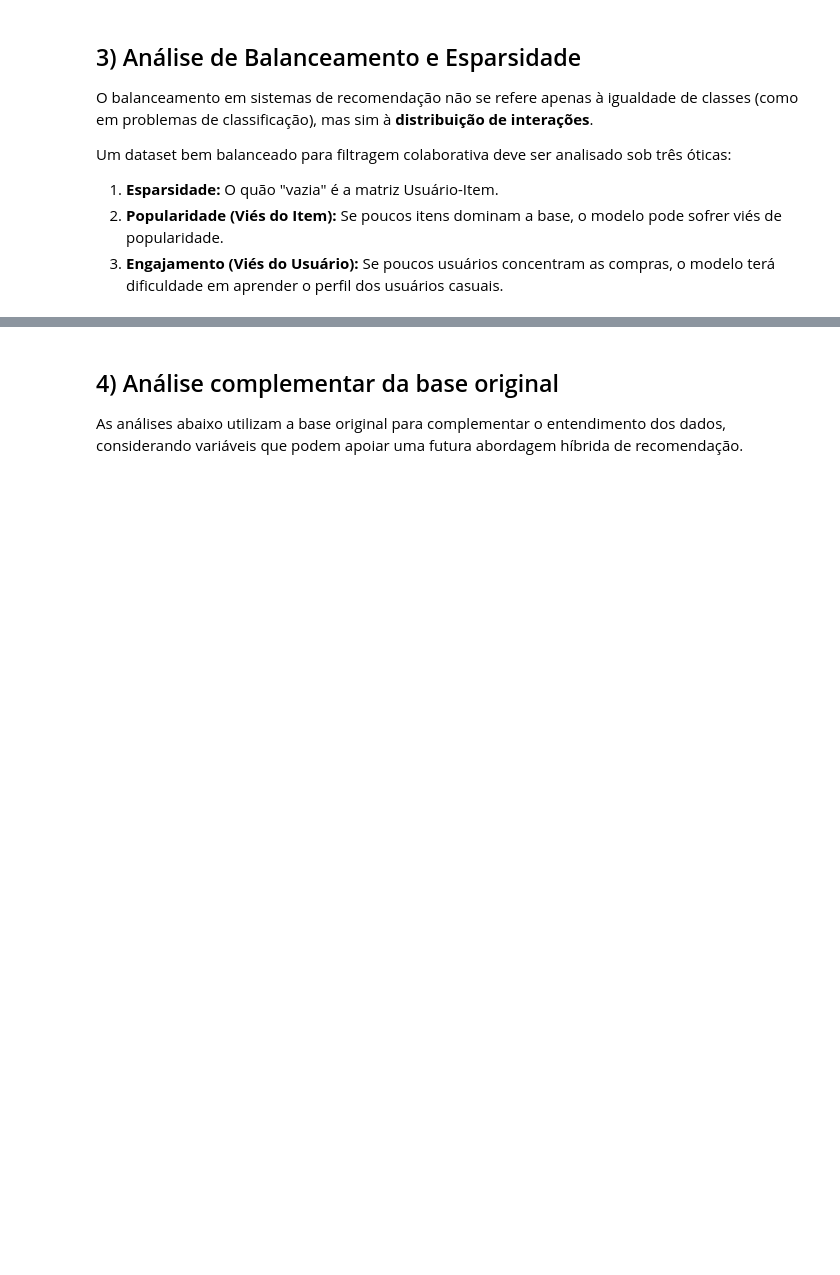
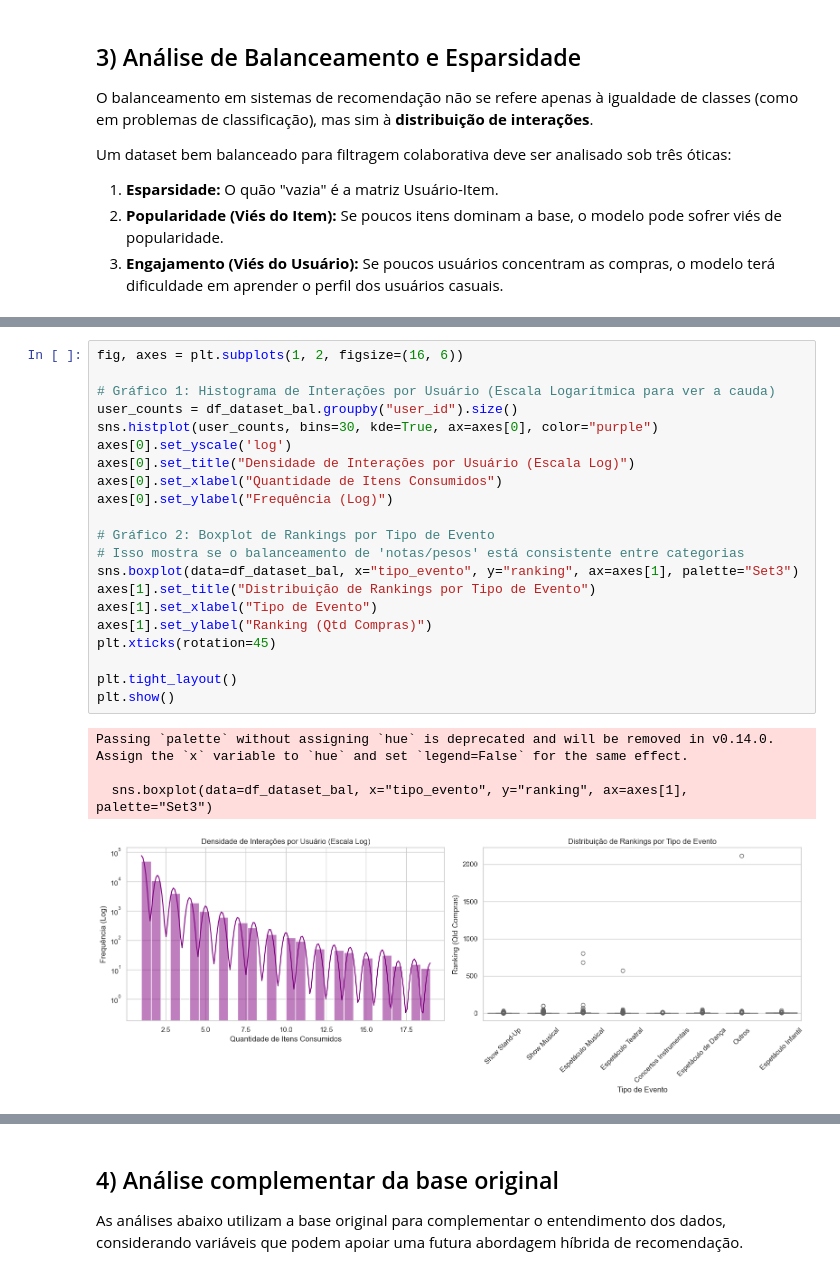
Before and after one commit to Kdu07/recomendashow, a Jupyter notebook: src/aad/analise_exploratoria_dados.ipynb, the cells around one changed output, grey strips where cells are left out. Cells and saved outputs as stored; diff of their text form; blank space fills up the shorter version.

```diff
--- a/src/aad/analise_exploratoria_dados.ipynb
+++ b/src/aad/analise_exploratoria_dados.ipynb
@@ -241,0 +333,26 @@ A análise de interações por usuário permite identificar se poucos compradore
+# %%
+fig, axes = plt.subplots(1, 2, figsize=(16, 6))
+
+# Gráfico 1: Histograma de Interações por Usuário (Escala Logarítmica para ver a cauda)
+user_counts = df_dataset_bal.groupby("user_id").size()
+sns.histplot(user_counts, bins=30, kde=True, ax=axes[0], color="purple")
+axes[0].set_yscale('log')
+axes[0].set_title("Densidade de Interações por Usuário (Escala Log)")
+axes[0].set_xlabel("Quantidade de Itens Consumidos")
+axes[0].set_ylabel("Frequência (Log)")
+
+# Gráfico 2: Boxplot de Rankings por Tipo de Evento
+# Isso mostra se o balanceamento de 'notas/pesos' está consistente entre categorias
+sns.boxplot(data=df_dataset_bal, x="tipo_evento", y="ranking", ax=axes[1], palette="Set3")
+axes[1].set_title("Distribuição de Rankings por Tipo de Evento")
+axes[1].set_xlabel("Tipo de Evento")
+axes[1].set_ylabel("Ranking (Qtd Compras)")
+plt.xticks(rotation=45)
+
+plt.tight_layout()
+plt.show()
+# %% [output]
+Passing `palette` without assigning `hue` is deprecated and will be removed in v0.14.0. Assign the `x` variable to `hue` and set `legend=False` for the same effect.
+
+  sns.boxplot(data=df_dataset_bal, x="tipo_evento", y="ranking", ax=axes[1], palette="Set3")
+[figure, added]
```
Also changed, not shown: parts of 28 cells of this notebook, 1 other file.
